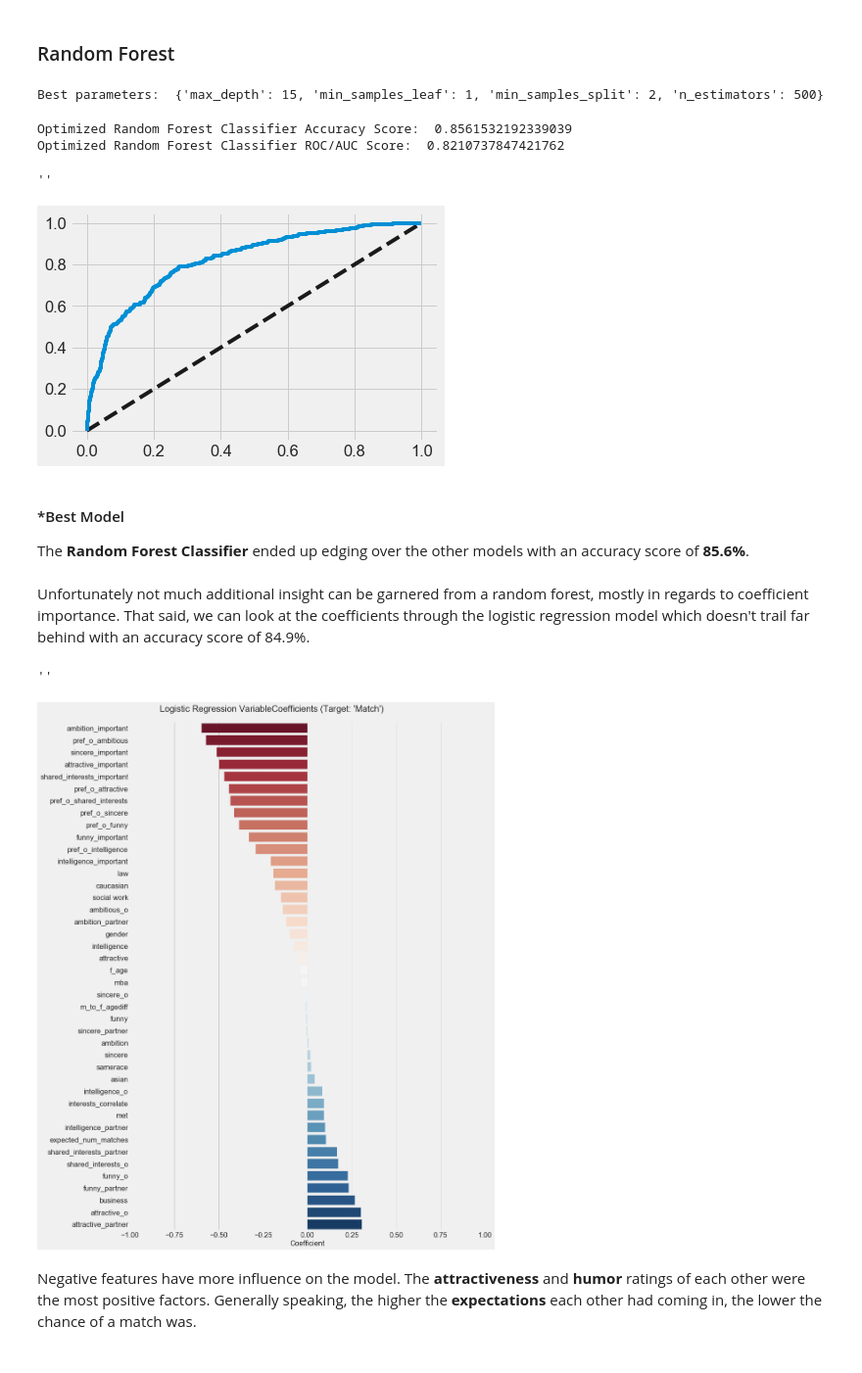
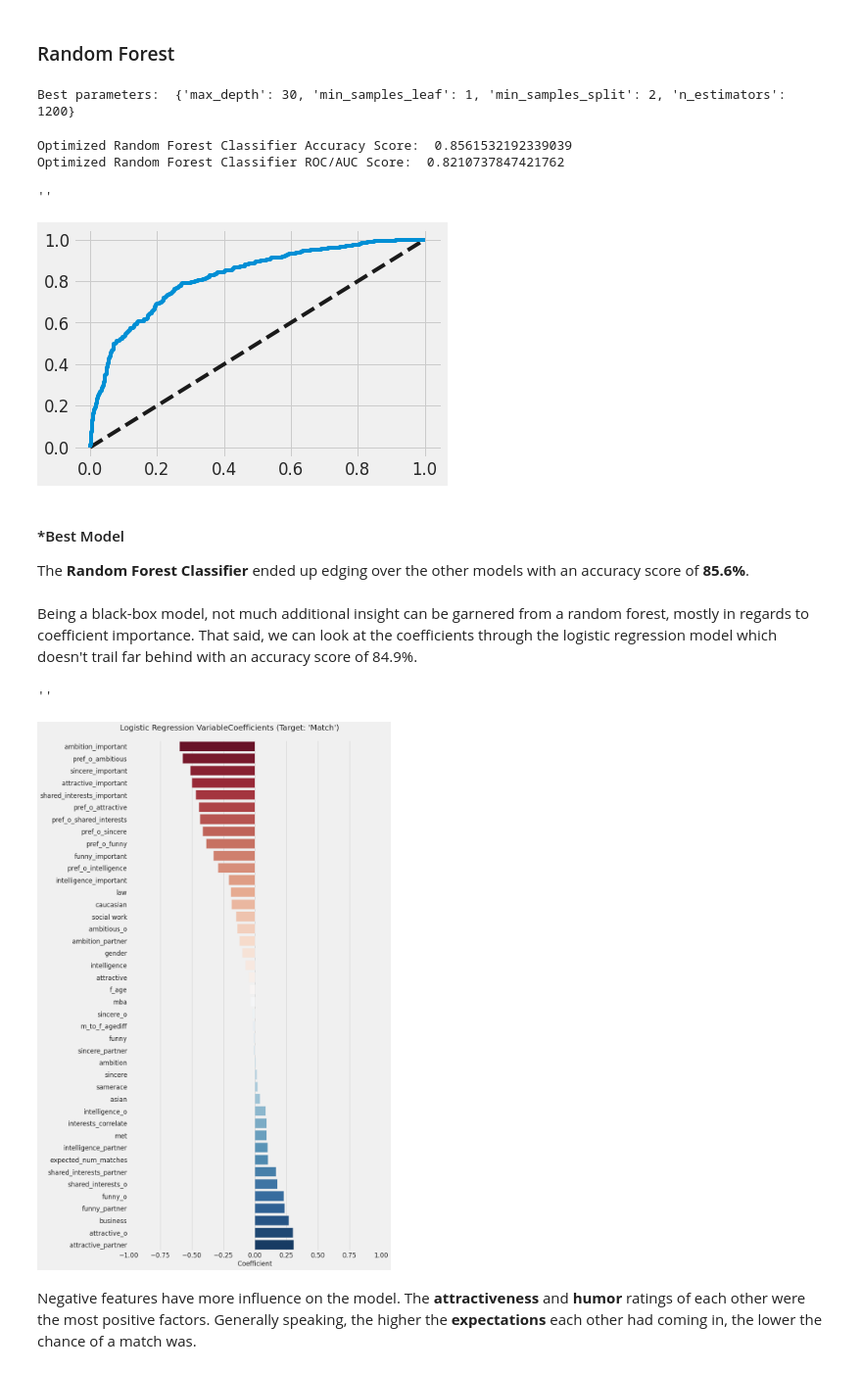
Before and after one commit to tangaw/Speed-Dating-Binary-Classification, a Jupyter notebook: src/SpeedDating.ipynb, the cells around one changed output. Shown at 98% size. Cells and saved outputs as stored; diff of their text form; code cells hidden in the pictures.

```diff
--- a/src/SpeedDating.ipynb
+++ b/src/SpeedDating.ipynb
@@ -9,7 +9,7 @@ import matplotlib.pyplot as plt
 import seaborn as sns
 %matplotlib inline
 # %%
-df = pd.read_csv('https://raw.githubusercontent.com/datasets/speed-dating/master/data/speed-dating.csv')
+df = pd.read_csv('./data/speed-dating.csv')
 # %%
 df.head()
 # %% [output]
@@ -805,7 +867,7 @@ rfc_cv.fit(X_train, y_train)
 
 print('Best parameters: ', rfc_cv.best_params_)
 # %% [output]
-Best parameters:  {'max_depth': 15, 'min_samples_leaf': 1, 'min_samples_split': 2, 'n_estimators': 500}
+Best parameters:  {'max_depth': 30, 'min_samples_leaf': 1, 'min_samples_split': 2, 'n_estimators': 1200}
 # %%
 # Model random forest with optimized parameters
 rfc_opt = RandomForestClassifier(random_state=1,
@@ -833,29 +895,31 @@ plt.plot(fpr_rfc, tpr_rfc)
 Optimized Random Forest Classifier Accuracy Score:  0.8561532192339039
 Optimized Random Forest Classifier ROC/AUC Score:  0.8210737847421762
 ''
-[figure, old version]
+[figure, new version]
 # %% [markdown]
 #### \*Best Model
 The **Random Forest Classifier** ended up edging over the other models with an accuracy score of **85.6%**.
 <br><br>
-Unfortunately not much additional insight can be garnered from a random forest, mostly in regards to coefficient importance. That said, we can look at the coefficients through the logistic regression model which doesn't trail far behind with an accuracy score of 84.9%.
+Being a black-box model, not much additional insight can be garnered from a random forest, mostly in regards to coefficient importance. That said, we can look at the coefficients through the logistic regression model which doesn't trail far behind with an accuracy score of 84.9%.
 # %%
 coef_dict = {'Variable': list(df_model.drop('match', axis=1).columns),
              'Coefficient': logreg_opt.coef_.tolist()[0]}
 
 df_coef = pd.DataFrame.from_dict(coef_dict)
 df_coef = df_coef.sort_values(by='Coefficient')
 
 fig = plt.figure(figsize=(13, 20))
 sns.barplot(x='Coefficient', y='Variable', data=df_coef, palette='RdBu')
 plt.ylabel('')
 plt.xlim(-1, 1)
 plt.title('Logistic Regression VariableCoefficients (Target: \'Match\')',
           x=0.4, y=1.015)
+plt.tight_layout()
+plt.savefig('./figure/logistic_regression_variable_coefficients.png')
 ;
 # %% [output]
 ''
-[figure, old version]
+[figure, new version]
 # %% [markdown]
 Negative features have more influence on the model. The **attractiveness** and **humor** ratings of each other were the most positive factors. Generally speaking, the higher the **expectations** each other had coming in, the lower the chance of a match was.
 # %% [markdown]
```
Also changed, not shown: parts of 14 cells of this notebook, 7 other files.
